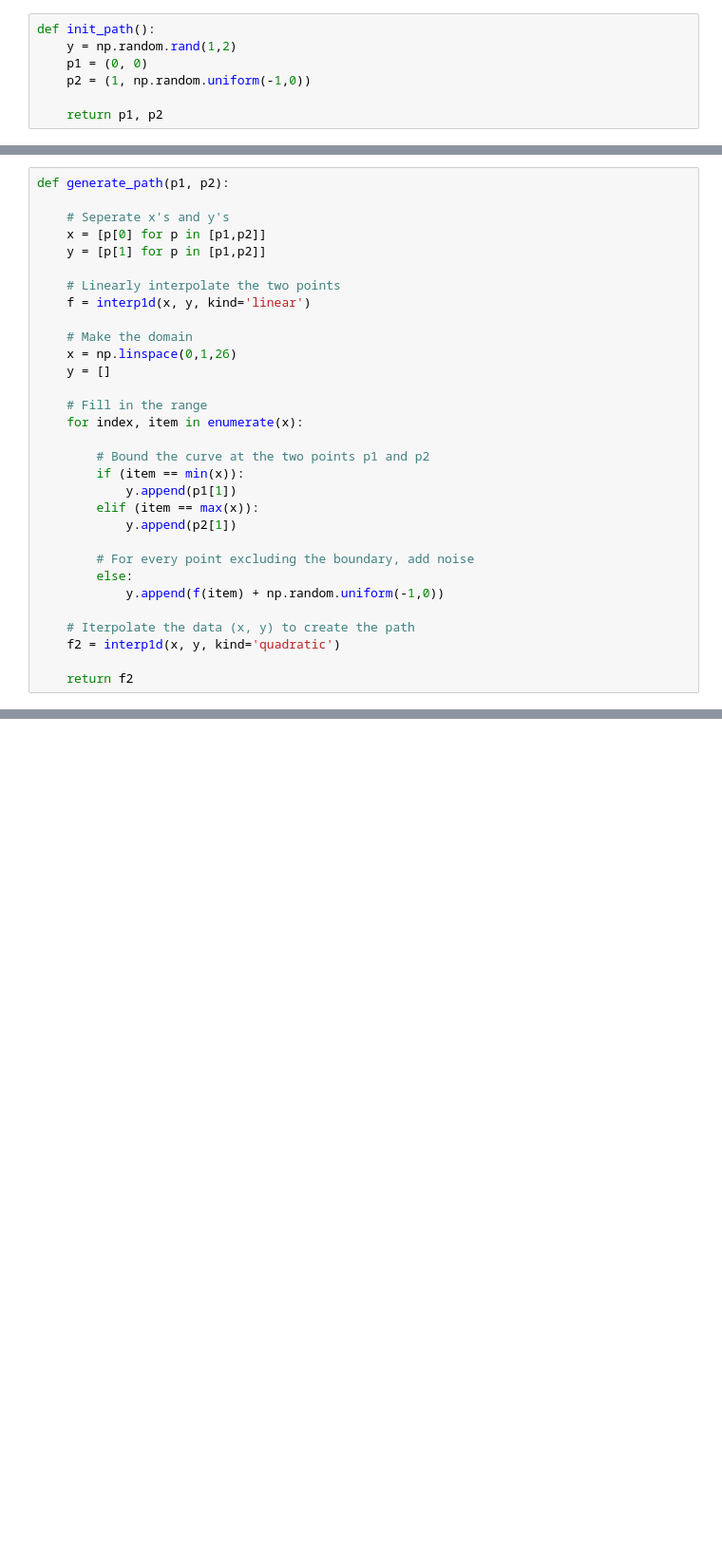
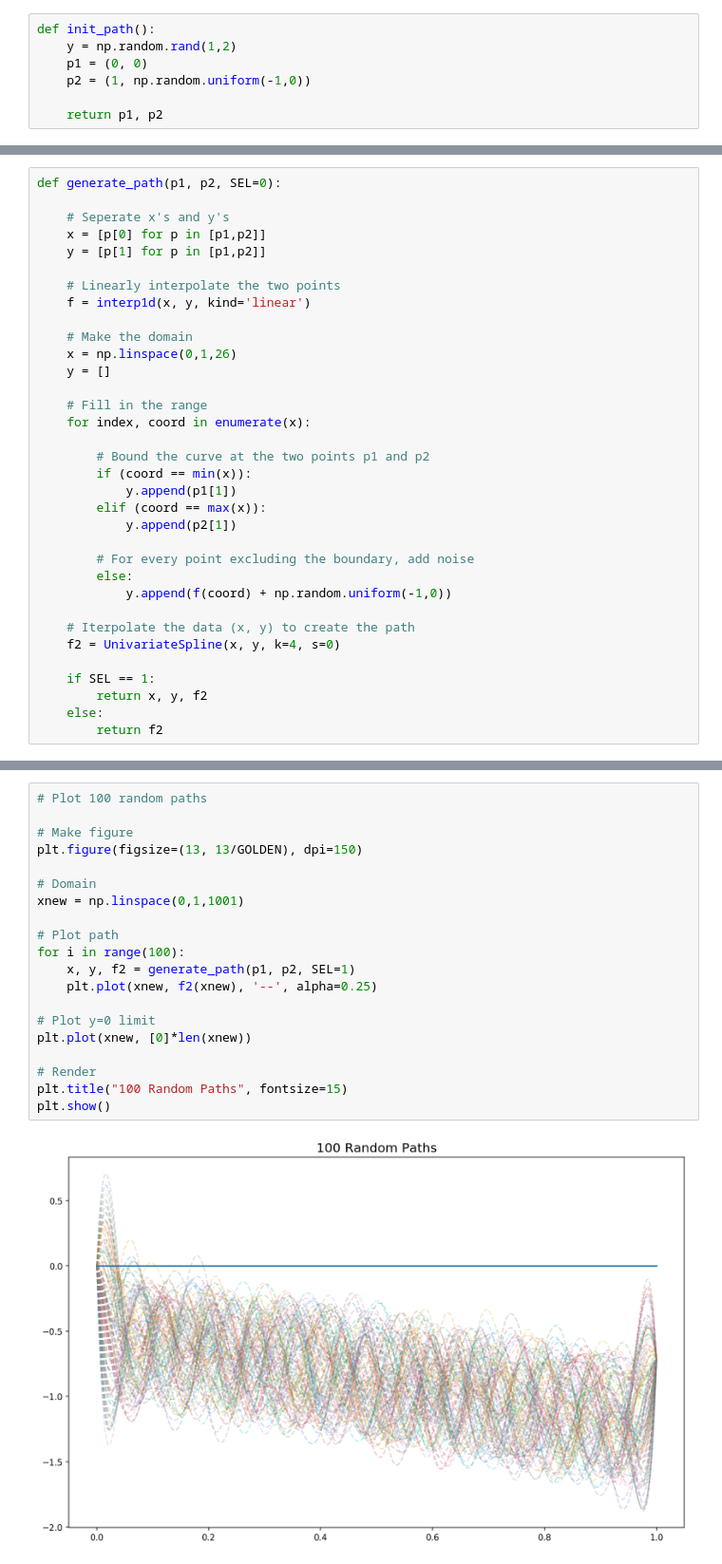
Before and after one commit to eigenvivek/Genetic-Brachistochrone, a Jupyter notebook: genetic-brachistochrone.ipynb, the cells around one changed output, grey strips where cells are left out. Shown at 95% size. Saved outputs shown, nothing was run; the diff lists cells and outputs as text; blank space fills up the shorter version.

```diff
--- a/genetic-brachistochrone.ipynb
+++ b/genetic-brachistochrone.ipynb
@@ -59,5 +63,5 @@ To make the initial generation of paths more useful, some constraints are placed
 # %%
-def generate_path(p1, p2):
+def generate_path(p1, p2, SEL=0):
 
     # Seperate x's and y's
     x = [p[0] for p in [p1,p2]]
@@ -71,19 +75,22 @@ def generate_path(p1, p2):
     y = []
 
     # Fill in the range
-    for index, item in enumerate(x):
+    for index, coord in enumerate(x):
 
         # Bound the curve at the two points p1 and p2
-        if (item == min(x)):
+        if (coord == min(x)):
             y.append(p1[1])
-        elif (item == max(x)):
+        elif (coord == max(x)):
             y.append(p2[1])
 
         # For every point excluding the boundary, add noise
         else:
-            y.append(f(item) + np.random.uniform(-1,0))
+            y.append(f(coord) + np.random.uniform(-1,0))
 
     # Iterpolate the data (x, y) to create the path
-    f2 = interp1d(x, y, kind='quadratic')
+    f2 = UnivariateSpline(x, y, k=4, s=0)
 
-    return f2
+    if SEL == 1:
+        return x, y, f2
+    else:
+        return f2
@@ -99 +125,23 @@ plt.show()
+# %%
+# Plot 100 random paths
+
+# Make figure
+plt.figure(figsize=(13, 13/GOLDEN), dpi=150)
+
+# Domain
+xnew = np.linspace(0,1,1001)
+
+# Plot path
+for i in range(100):
+    x, y, f2 = generate_path(p1, p2, SEL=1)
+    plt.plot(xnew, f2(xnew), '--', alpha=0.25)
+
+# Plot y=0 limit
+plt.plot(xnew, [0]*len(xnew))
+
+# Render
+plt.title("100 Random Paths", fontsize=15)
+plt.show()
+# %% [output]
+[figure, added]
 # %% [markdown]
```
Also changed, not shown: parts of 25 cells of this notebook.
